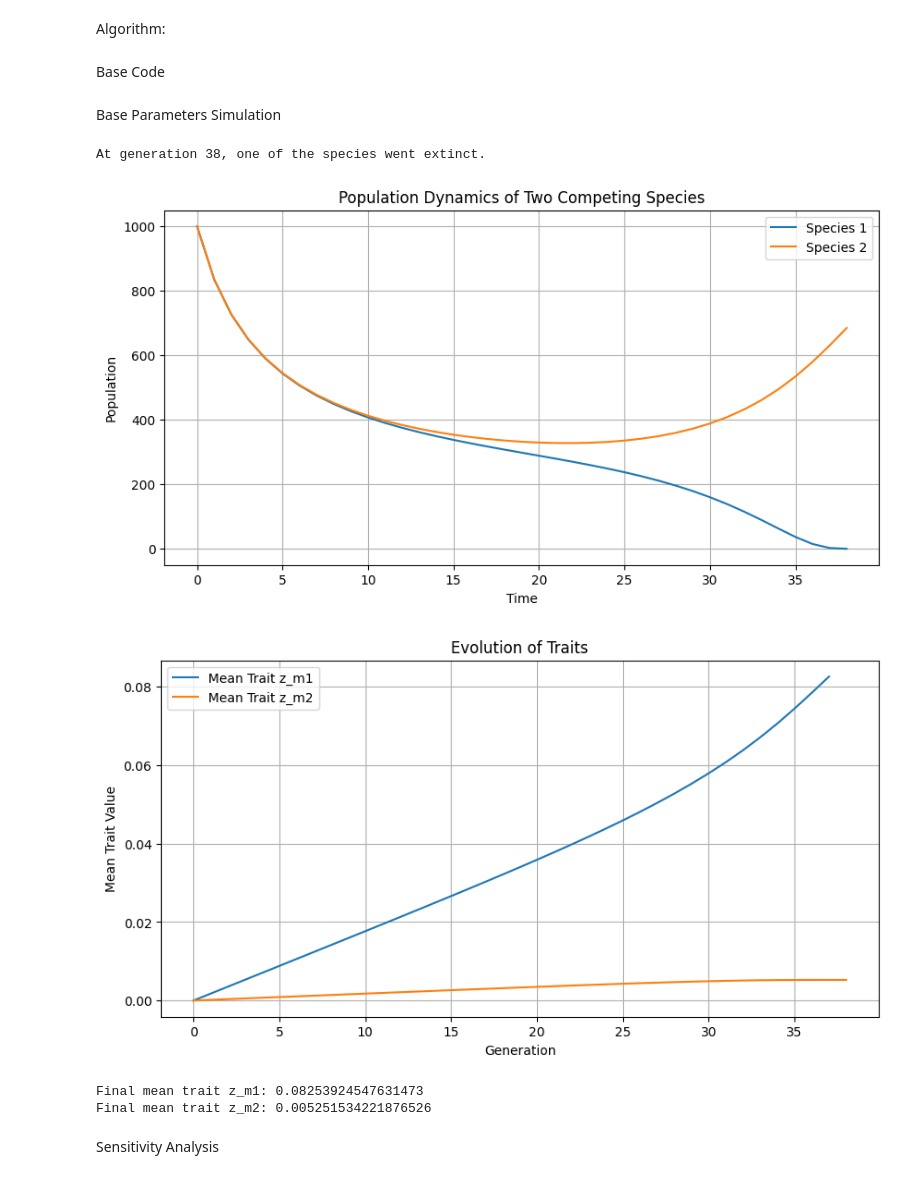
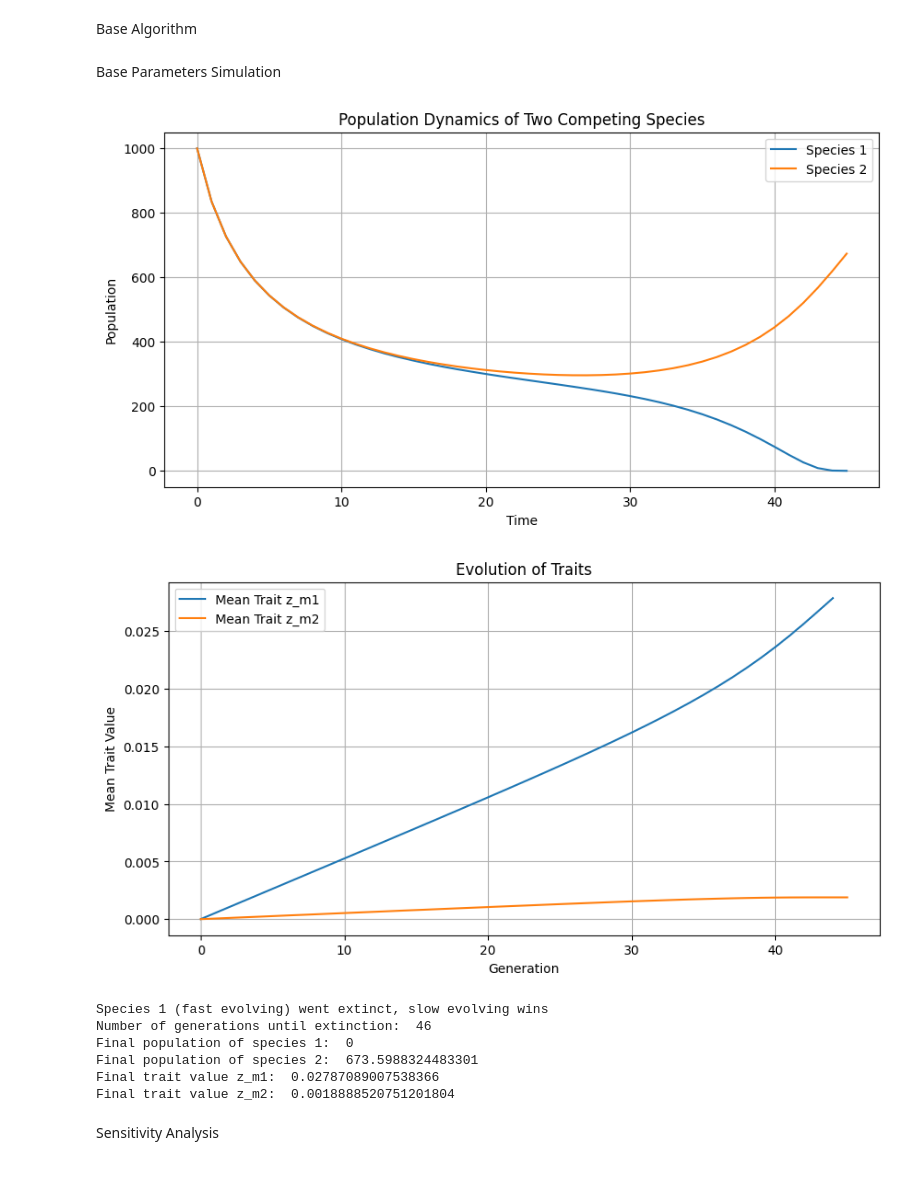
Before and after one commit to Kokkonut-case/Akilan_Reproductive_Interference_Evolution, a Jupyter notebook: draft_model_evolvability_discrete_time.ipynb, the cells around one changed output. Saved outputs shown, nothing was run; the diff lists cells and outputs as text; code cells hidden in the pictures.

```diff
--- a/draft_model_evolvability_discrete_time.ipynb
+++ b/draft_model_evolvability_discrete_time.ipynb
@@ -1,4 +1,2 @@
-# %% [markdown]
-Algorithm:
 # %% [markdown]
-Base Code
+Base Algorithm
@@ -143,42 +180,36 @@ class Plotter:
 # %% [markdown]
 Base Parameters Simulation
 # %%
-
 # Parameters
 base_parameters = Parameters(
     b1 = 2.3,
     b2 = 2.3,
     k1 = 0.0001,
     k2 = 0.0001,
     c12 = 1.1,
     c21 = 1.1,
     z_m1_initial = 0,
     z_m2_initial = 0,
     initial_population_species_1 = 1000,
     initial_population_species_2 = 1000,
-    cost_to_males = 0.3,
+    cost_to_males = 0.1,
     strength_of_interference = 0.1,
     V_A1 = 0.01,
     V_A2 = 0.001,
     num_generations = 10000
 )
 
-
-# Simulation
-sim = Simulation(base_parameters)
-population_species_1, population_species_2, z_m1_history, z_m2_history = sim.run_simulation()
-
-# Plotting
-Plotter.plot_population_dynamics(population_species_1, population_species_2)
-Plotter.plot_traits_evolution(z_m1_history, z_m2_history)
-
-print("Final mean trait z_m1:", sim.z_m1)
-print("Final mean trait z_m2:", sim.z_m2)
+outcome_instance = run_simulation_and_get_outcome_instance(base_parameters)
+outcome_instance.plot_population_dynamics_and_trait_evolution()
+outcome_instance.print_outcome_stats()
 # %% [output]
-At generation 38, one of the species went extinct.
-[figure, old version]
+[figure, new version]
-[figure, old version]
+[figure, new version]
-Final mean trait z_m1: 0.08253924547631473
-Final mean trait z_m2: 0.005251534221876526
+Species 1 (fast evolving) went extinct, slow evolving wins
+Number of generations until extinction:  46
+Final population of species 1:  0
+Final population of species 2:  673.5988324483301
+Final trait value z_m1:  0.02787089007538366
+Final trait value z_m2:  0.0018888520751201804
 # %% [markdown]
 Sensitivity Analysis
```
Also changed, not shown: parts of 10 cells of this notebook.
